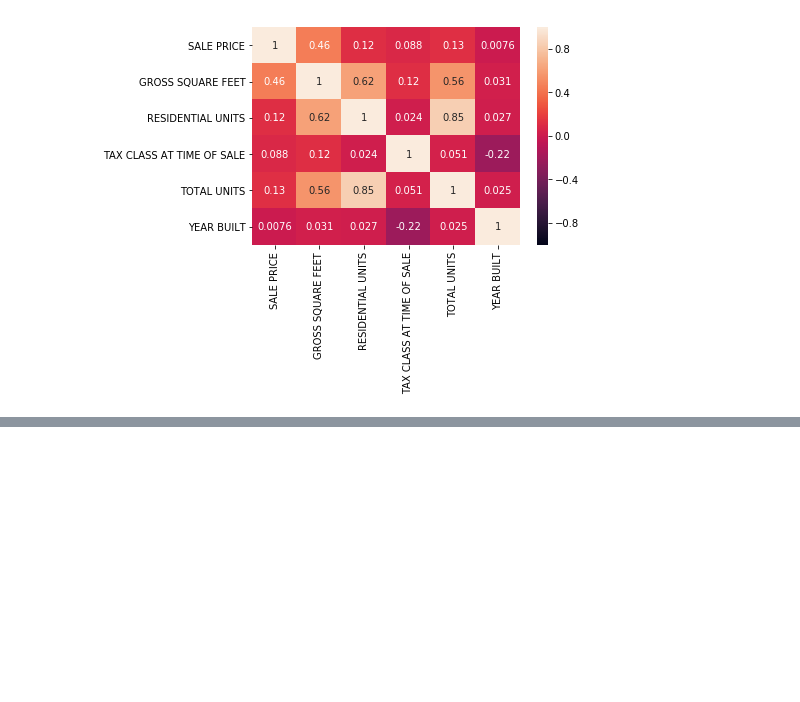
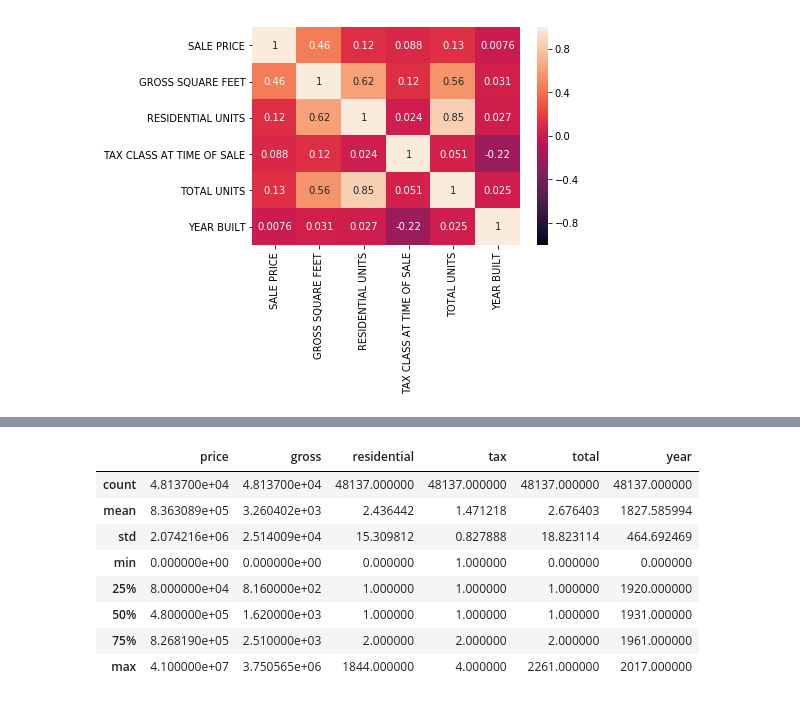
Before and after one commit to arisdaemon/su19dataAnalytics, a Jupyter notebook: Project 2.ipynb, the cells around one changed output, grey strips where cells are left out. Saved outputs shown, nothing was run; the diff lists cells and outputs as text; code cells hidden in the pictures; blank space fills up the shorter version.

```diff
--- a/Project 2.ipynb
+++ b/Project 2.ipynb
@@ -169,0 +182,24 @@ strong multicollinearity or other numerical problems.
+# %%
+# removing all entries with price outliers - greater or lesser than three standard deviations above mean
+third_std_pos = correlation_df['price'].mean() + 3*correlation_df['price'].std()
+third_std_neg = correlation_df['price'].mean() - 3*correlation_df['price'].std()
+
+# grabbing the standard deviation threshholds for gross square feet now because dropping entries will change mean/std
+gross_std_pos = correlation_df['gross'].mean() + 3*correlation_df['gross'].std()
+gross_std_neg = correlation_df['gross'].mean() - 3*correlation_df['gross'].std()
+
+no_outliers_df = correlation_df.drop(correlation_df[(correlation_df['price'] < third_std_neg) | (correlation_df['price'] > third_std_pos)].index)
+#correlation_df[correlation_df['price'] > third_std_pos].index
+#correlation_df[correlation_df['price'] < third_std_neg].index
+# %%
+no_outliers_df.describe()
+# %% [output]
+|  | price | gross | residential | tax | total | year |
+| count | 4.813700e+04 | 4.813700e+04 | 48137.000000 | 48137.000000 | 48137.000000 | 48137.000000 |
+| mean | 8.363089e+05 | 3.260402e+03 | 2.436442 | 1.471218 | 2.676403 | 1827.585994 |
+| std | 2.074216e+06 | 2.514009e+04 | 15.309812 | 0.827888 | 18.823114 | 464.692469 |
+| min | 0.000000e+00 | 0.000000e+00 | 0.000000 | 1.000000 | 0.000000 | 0.000000 |
+| 25% | 8.000000e+04 | 8.160000e+02 | 1.000000 | 1.000000 | 1.000000 | 1920.000000 |
+| 50% | 4.800000e+05 | 1.620000e+03 | 1.000000 | 1.000000 | 1.000000 | 1931.000000 |
+| 75% | 8.268190e+05 | 2.510000e+03 | 2.000000 | 2.000000 | 2.000000 | 1961.000000 |
+| max | 4.100000e+07 | 3.750565e+06 | 1844.000000 | 4.000000 | 2261.000000 | 2017.000000 |
```
Also changed, not shown: parts of 6 cells of this notebook, 2 other files.
